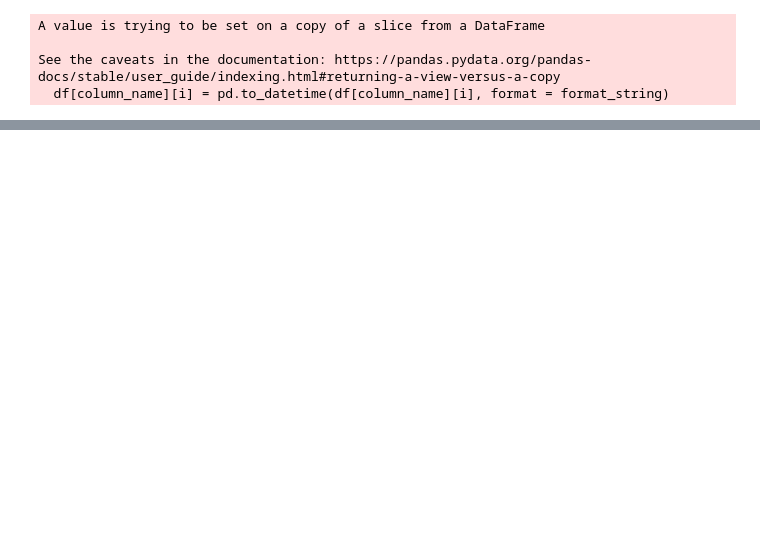
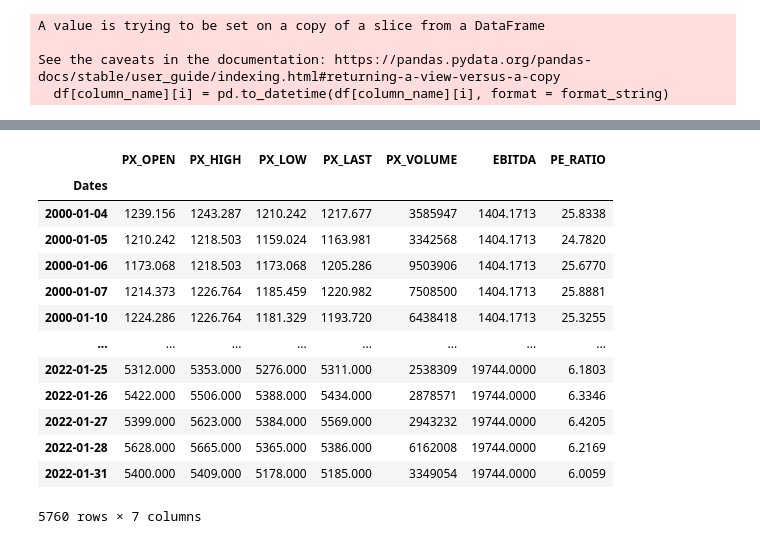
Before and after one commit to ADSMining/Mining, a Jupyter notebook: Notebooks/Data_exploration_notebooks/DataExploration.ipynb, the cells around one changed output, grey strips where cells are left out. Cells and saved outputs as stored; diff of their text form; code cells hidden in the pictures; blank space fills up the shorter version.

```diff
--- a/Notebooks/Data_exploration_notebooks/DataExploration.ipynb
+++ b/Notebooks/Data_exploration_notebooks/DataExploration.ipynb
@@ -50,0 +34,17 @@ clean_financial
+# %%
+clean_financial['RIO LN Equity']
+# %% [output]
+|  | PX_OPEN | PX_HIGH | PX_LOW | PX_LAST | PX_VOLUME | EBITDA | PE_RATIO |
+| Dates |  |  |  |  |  |  |  |
+| 2000-01-04 | 1239.156 | 1243.287 | 1210.242 | 1217.677 | 3585947 | 1404.1713 | 25.8338 |
+| 2000-01-05 | 1210.242 | 1218.503 | 1159.024 | 1163.981 | 3342568 | 1404.1713 | 24.7820 |
+| 2000-01-06 | 1173.068 | 1218.503 | 1173.068 | 1205.286 | 9503906 | 1404.1713 | 25.6770 |
+| 2000-01-07 | 1214.373 | 1226.764 | 1185.459 | 1220.982 | 7508500 | 1404.1713 | 25.8881 |
+| 2000-01-10 | 1224.286 | 1226.764 | 1181.329 | 1193.720 | 6438418 | 1404.1713 | 25.3255 |
+| ... | ... | ... | ... | ... | ... | ... | ... |
+| 2022-01-25 | 5312.000 | 5353.000 | 5276.000 | 5311.000 | 2538309 | 19744.0000 | 6.1803 |
+| 2022-01-26 | 5422.000 | 5506.000 | 5388.000 | 5434.000 | 2878571 | 19744.0000 | 6.3346 |
+| 2022-01-27 | 5399.000 | 5623.000 | 5384.000 | 5569.000 | 2943232 | 19744.0000 | 6.4205 |
+| 2022-01-28 | 5628.000 | 5665.000 | 5365.000 | 5386.000 | 6162008 | 19744.0000 | 6.2169 |
+| 2022-01-31 | 5400.000 | 5409.000 | 5178.000 | 5185.000 | 3349054 | 19744.0000 | 6.0059 |
+5760 rows × 7 columns
```
Also changed, not shown: parts of 12 cells of this notebook, 1 other file.
